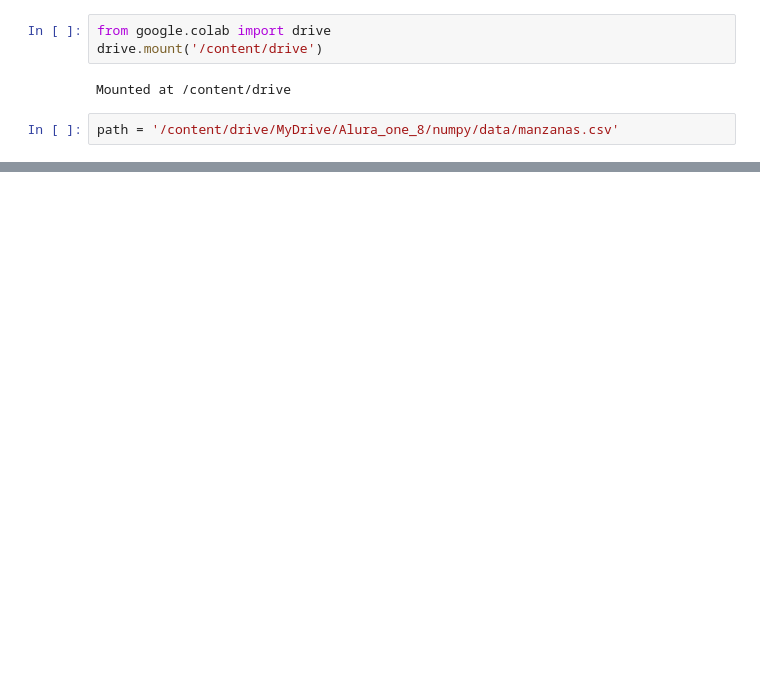
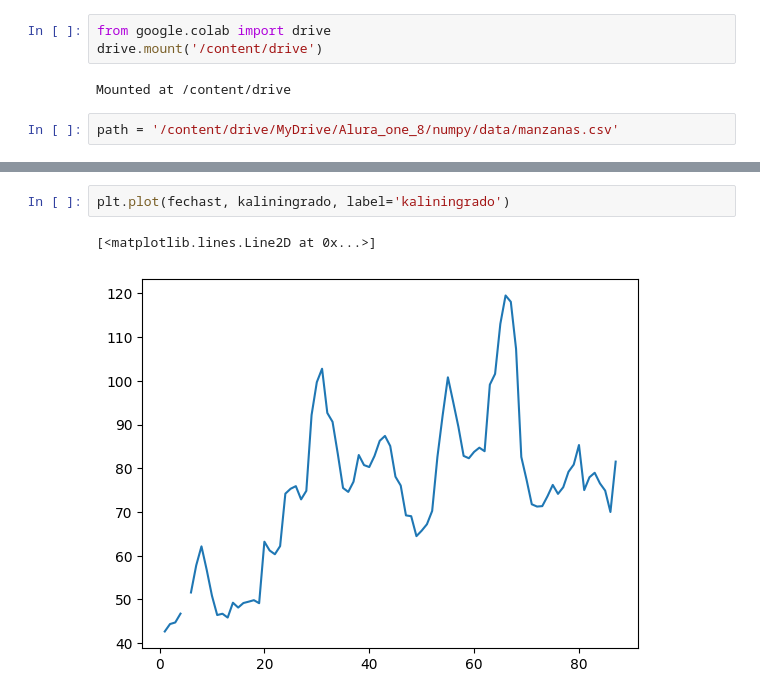
Before and after one commit to Cristiand056/Alura_data_science_basico, a Jupyter notebook: Numpy.ipynb, the cells around one changed output, grey strips where cells are left out. Saved outputs shown, nothing was run; the diff lists cells and outputs as text; blank space fills up the shorter version.

```diff
--- a/Numpy.ipynb
+++ b/Numpy.ipynb
@@ -63,0 +162,5 @@ array([[  1.2013,   2.2013,   3.2013,   4.2013,   5.2013,   6.2013,
+# %%
+plt.plot(fechast, kaliningrado, label='kaliningrado')
+# %% [output]
+[<matplotlib.lines.Line2D at 0x...>]
+[figure, added]
```
Also changed, not shown: parts of 14 cells of this notebook.
